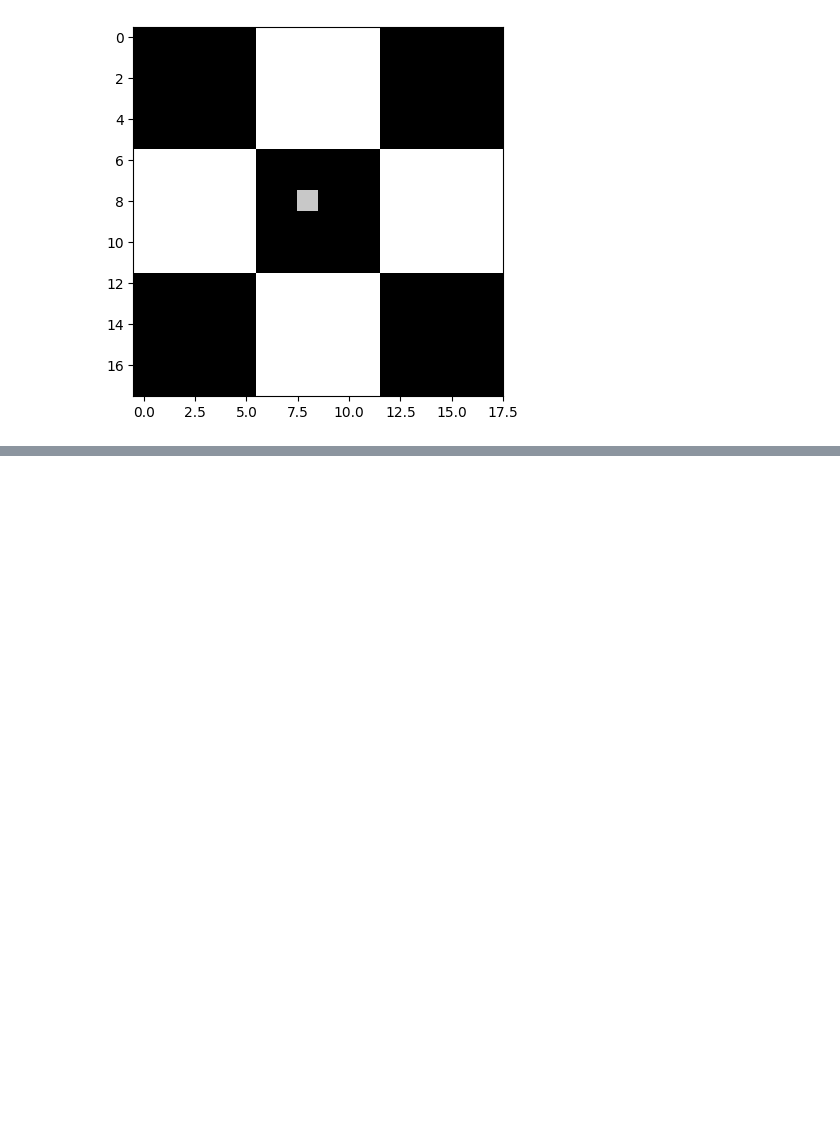
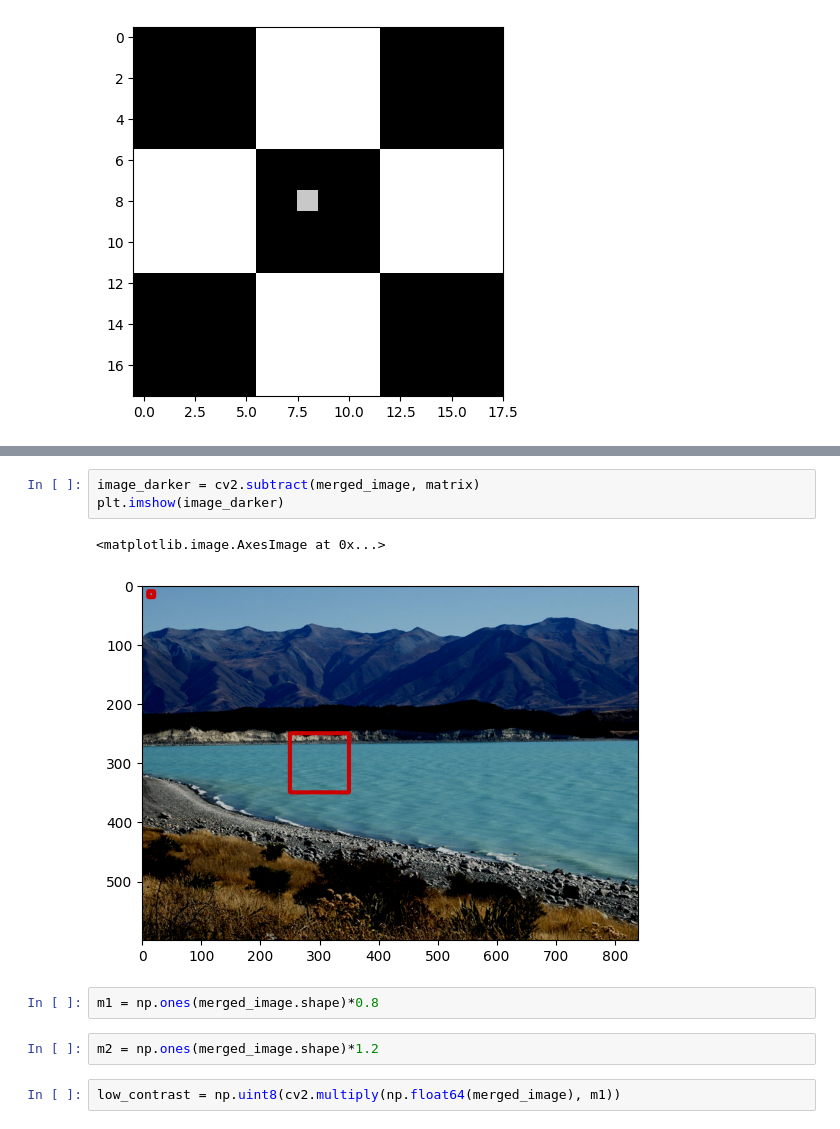
Before and after one commit to vijivenkadesh/computer_vision, a Jupyter notebook: object_detection/opencv_object_detection.ipynb, the cells around one changed output, grey strips where cells are left out. Cells and saved outputs as stored; diff of their text form; blank space fills up the shorter version.

```diff
--- a/object_detection/opencv_object_detection.ipynb
+++ b/object_detection/opencv_object_detection.ipynb
@@ -66,0 +102,12 @@ plt.imshow(bw_image, cmap="gray")
+# %%
+image_darker = cv2.subtract(merged_image, matrix)
+plt.imshow(image_darker)
+# %% [output]
+<matplotlib.image.AxesImage at 0x...>
+[figure, added]
+# %%
+m1 = np.ones(merged_image.shape)*0.8
+# %%
+m2 = np.ones(merged_image.shape)*1.2
+# %%
+low_contrast = np.uint8(cv2.multiply(np.float64(merged_image), m1))
```
Also changed, not shown: parts of 8 cells of this notebook.
